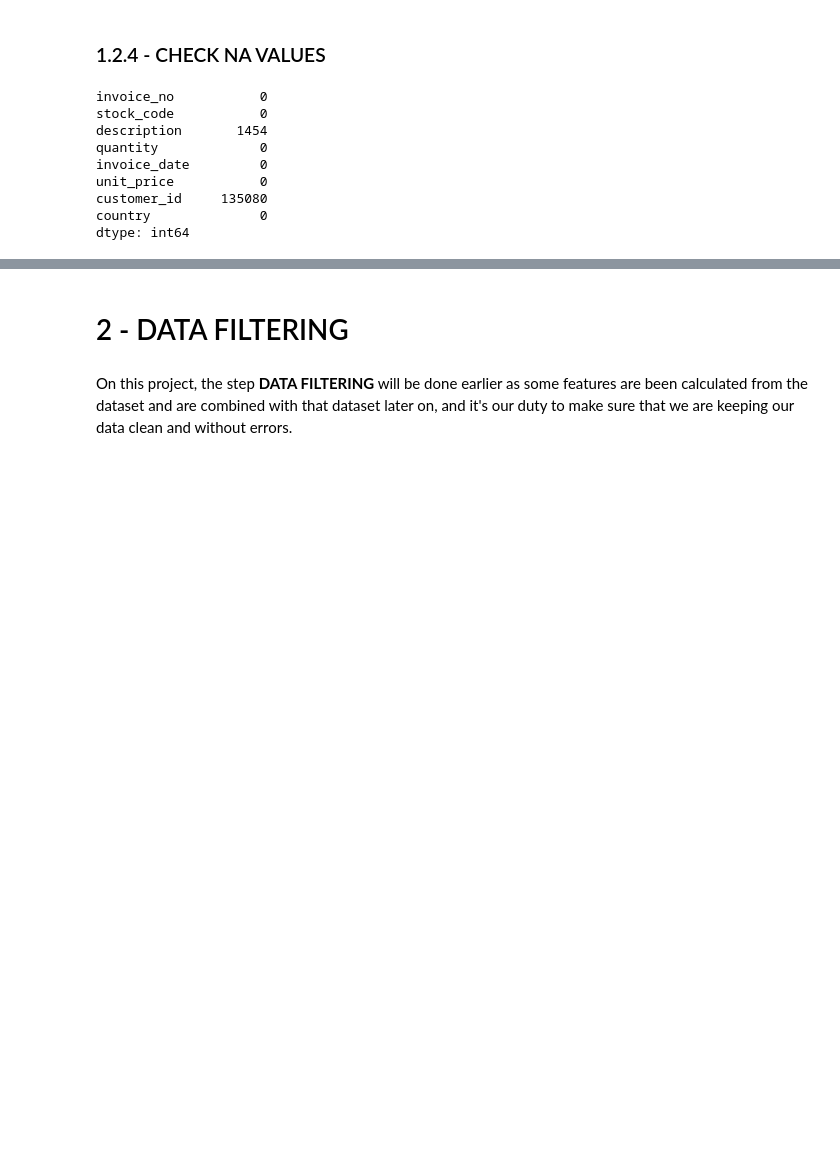
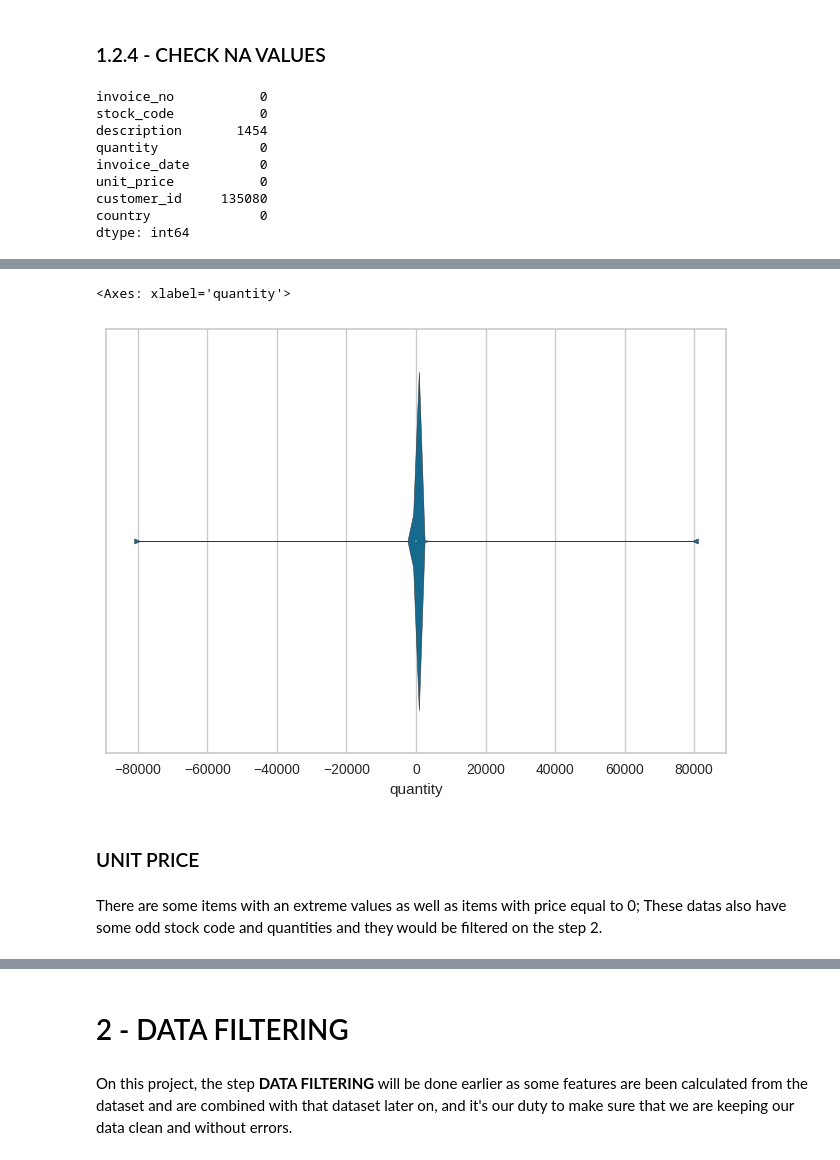
Before and after one commit to RPerottoni/Loyalty_Program_with_Clustering, a Jupyter notebook: notebooks/c05_rp_clustrering_models.ipynb, the cells around one changed output, grey strips where cells are left out. Cells and saved outputs as stored; diff of their text form; code cells hidden in the pictures; blank space fills up the shorter version.

```diff
--- a/notebooks/c05_rp_clustrering_models.ipynb
+++ b/notebooks/c05_rp_clustrering_models.ipynb
@@ -209,0 +271,3 @@ dtype: int64
+# %%
+# The analysis will continue with the data set without NaN values
+df1 = df_not_missing.copy()
@@ -219,13 +288,0 @@ missing_invoice = df_missing['invoice_no'].drop_duplicates().tolist()
-# %%
-# Create reference and creating a customer_id for the invoices.
-df_backup = pd.DataFrame( df_missing['invoice_no'].drop_duplicates() ) # creating a copy from the dataset that contains missing invoice_no
-df_backup['customer_id'] = np.arange( 19000, 19000+len( df_backup), 1) # creating a invoice no for the datas without this information
-
-# Merge orginal with reference dataframe
-df1 = pd.merge( df1, df_backup, on='invoice_no', how='left')
-
-# Coalese
-df1['customer_id'] = df1['customer_id_x'].combine_first( df1['customer_id_y'] ) # combine the dataset from the "main" column that contains the original values with the new column that contains the created value for invoice_no
-
-# Drop extra columns
-df1 = df1.drop( columns=['customer_id_x','customer_id_y'], axis=1 )
@@ -351,0 +301,6 @@ Name: proportion, dtype: float64
+# %%
+df1[ 'invoice_date'] = pd.to_datetime( df1['invoice_date'], format='%d-%b-%y') # changing the data on the column invoice data to match the correct data type
+
+df1['customer_id'] = df1['customer_id'].astype( int ) # changing the data on the column customer id data to match the correct data type
+
+df1['country'] = df1['country'].astype( str ) # Changing data type from object to string
@@ -351,0 +383,9 @@ Name: proportion, dtype: float64
+# %%
+sns.violinplot(x=df1['quantity'])
+# %% [output]
+<Axes: xlabel='quantity'>
+[figure, added]
+# %% [markdown]
+### UNIT PRICE
+# %% [markdown]
+There are some items with an extreme values as well as items with price equal to 0; These datas also have some odd stock code and quantities and they would be filtered on the step 2.
```
Also changed, not shown: parts of 114 cells of this notebook, 6 other files.
